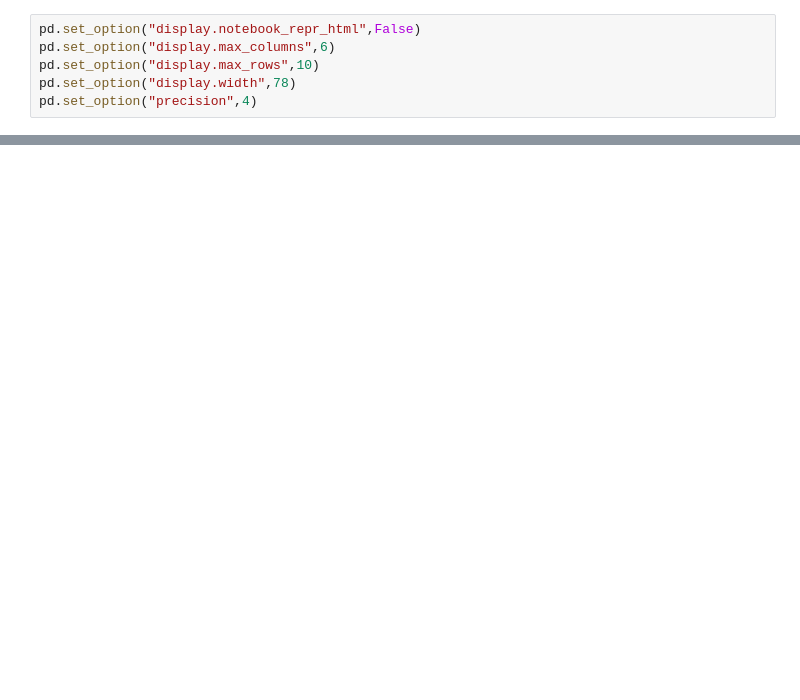
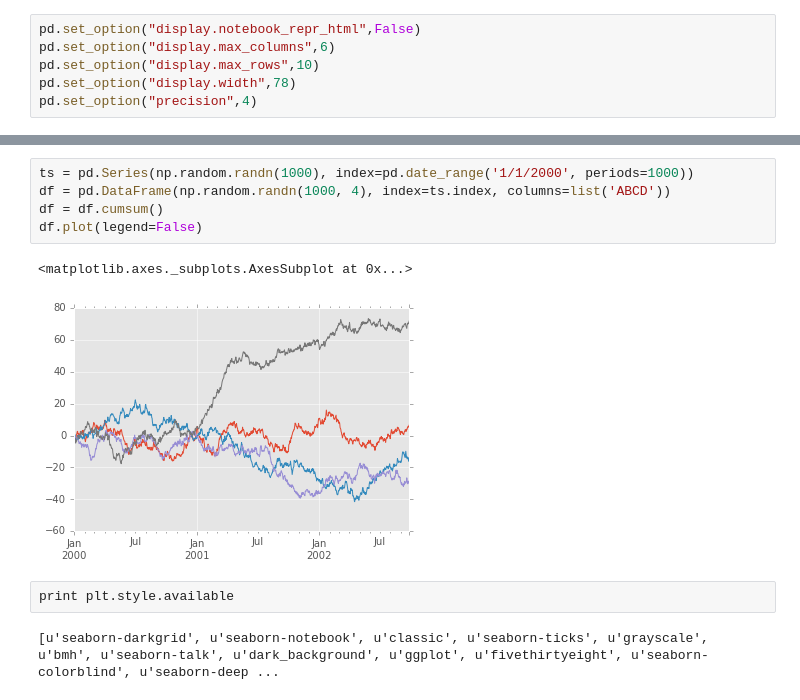
Before and after one commit to dalewa/basic_of_pydata, a Jupyter notebook: Introduce.ipynb, the cells around one changed output, grey strips where cells are left out. Saved outputs shown, nothing was run; the diff lists cells and outputs as text; blank space fills up the shorter version.

```diff
--- a/Introduce.ipynb
+++ b/Introduce.ipynb
@@ -40,0 +70,12 @@ pd.set_option("precision",4)
+# %%
+ts = pd.Series(np.random.randn(1000), index=pd.date_range('1/1/2000', periods=1000))
+df = pd.DataFrame(np.random.randn(1000, 4), index=ts.index, columns=list('ABCD'))
+df = df.cumsum()
+df.plot(legend=False)
+# %% [output]
+<matplotlib.axes._subplots.AxesSubplot at 0x...>
+[figure, added]
+# %%
+print plt.style.available
+# %% [output]
+[u'seaborn-darkgrid', u'seaborn-notebook', u'classic', u'seaborn-ticks', u'grayscale', u'bmh', u'seaborn-talk', u'dark_background', u'ggplot', u'fivethirtyeight', u'seaborn-colorblind', u'seaborn-deep ...
```
Also changed, not shown: parts of 3 cells of this notebook, 1 other file.
